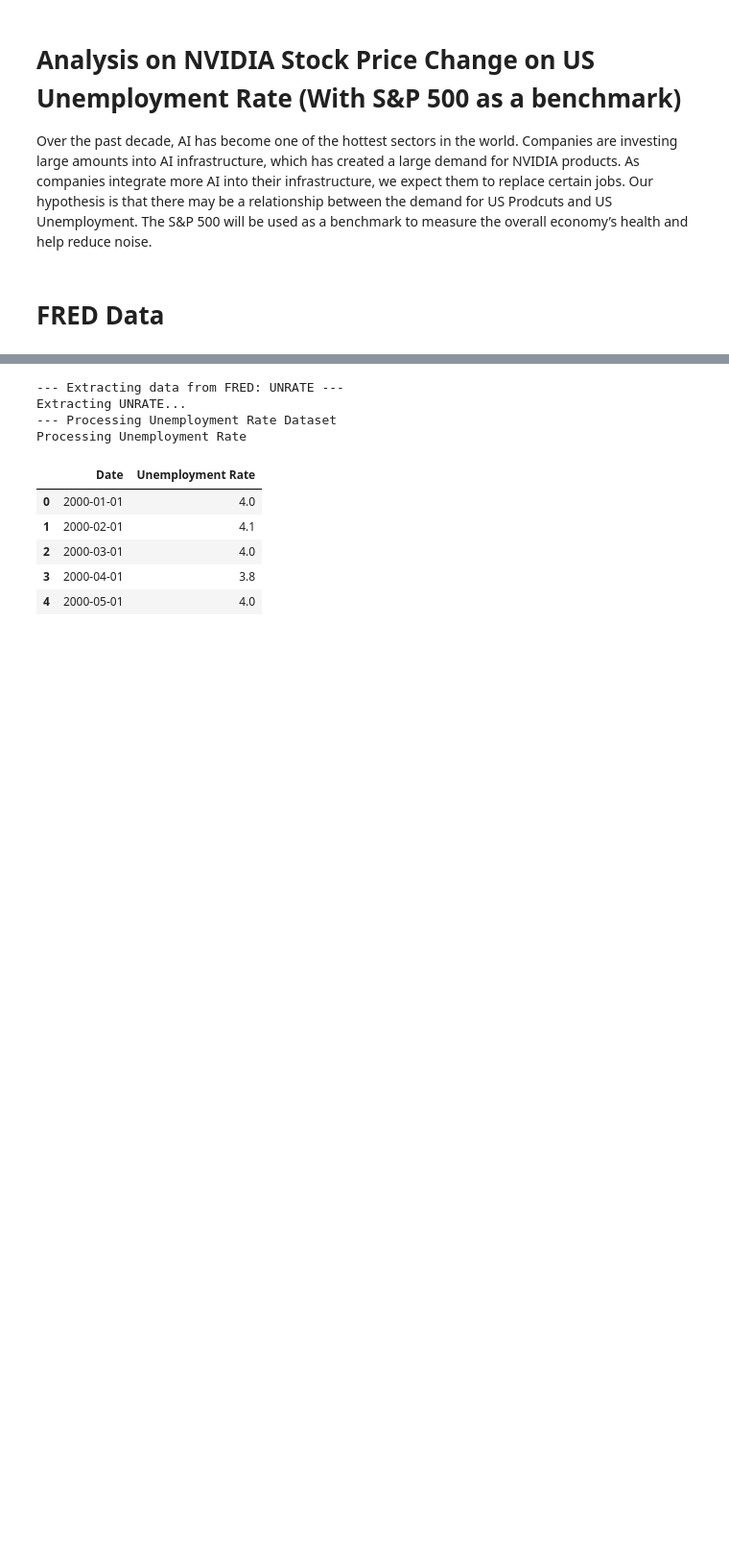
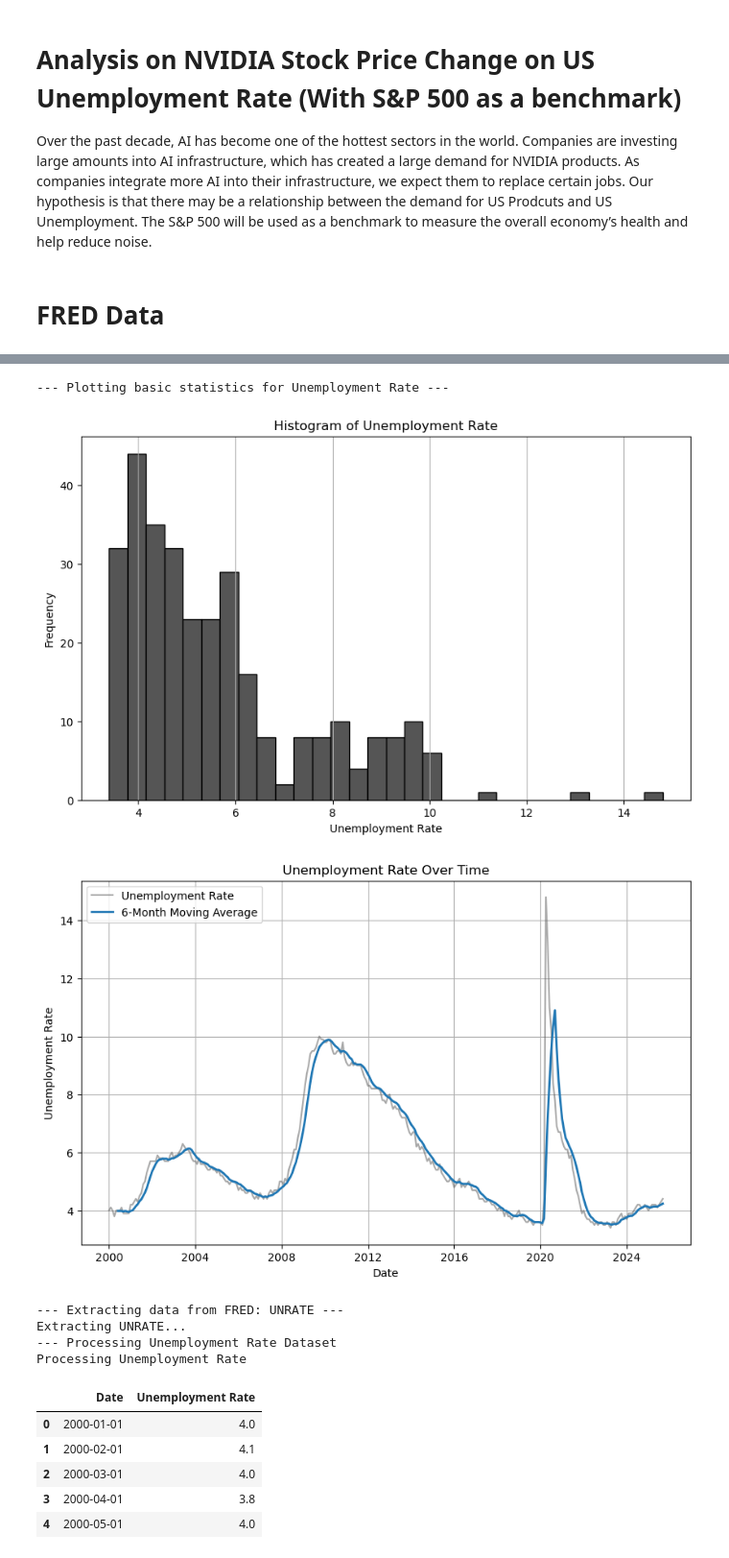
Before and after one commit to bwhong/bwhong-dsci510_fall2025_final_project, a Jupyter notebook: src/results.ipynb, the cells around one changed output, grey strips where cells are left out. Shown at 96% size. Cells and saved outputs as stored; diff of their text form; code cells hidden in the pictures; blank space fills up the shorter version.

```diff
--- a/src/results.ipynb
+++ b/src/results.ipynb
@@ -8,3 +8,8 @@ from analyze import plot_statistics, plot_correlation_analysis
 from process import process_fred_data, process_stock_data
 # %% [markdown]
 # FRED Data
+# %%
+# --- FRED Data with COVID ---
+fred_raw_data_covid = get_fred_data(UNRATE_DATASET, START_DATE, END_DATE, fred_api_key)
+fred_processed_data_covid = process_fred_data(fred_raw_data_covid, 'Unemployment Rate', covid = False)
+fred_processed_data_covid.head()
@@ -11 +27,7 @@ from process import process_fred_data, process_stock_data
+# %%
+plot_statistics(fred_processed_data_covid, 'Unemployment Rate', result_dir=RESULTS_DIR, color = UNRATE_DATASET_COLOR,notebook_plot=True)
+# %% [output]
+--- Plotting basic statistics for Unemployment Rate ---
+[figure, added]
+[figure, added]
 # %%
```
Also changed, not shown: parts of 10 cells of this notebook, 2 other files.
